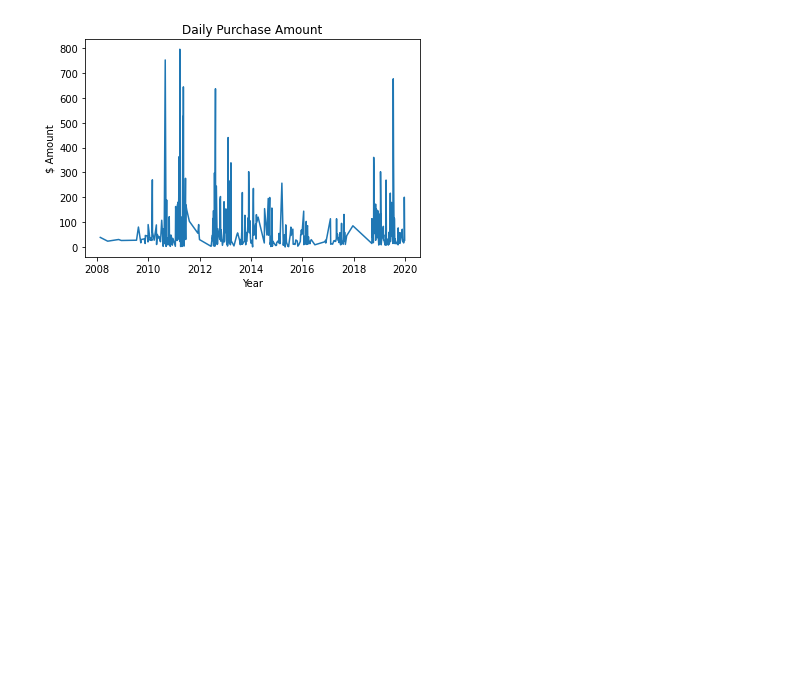
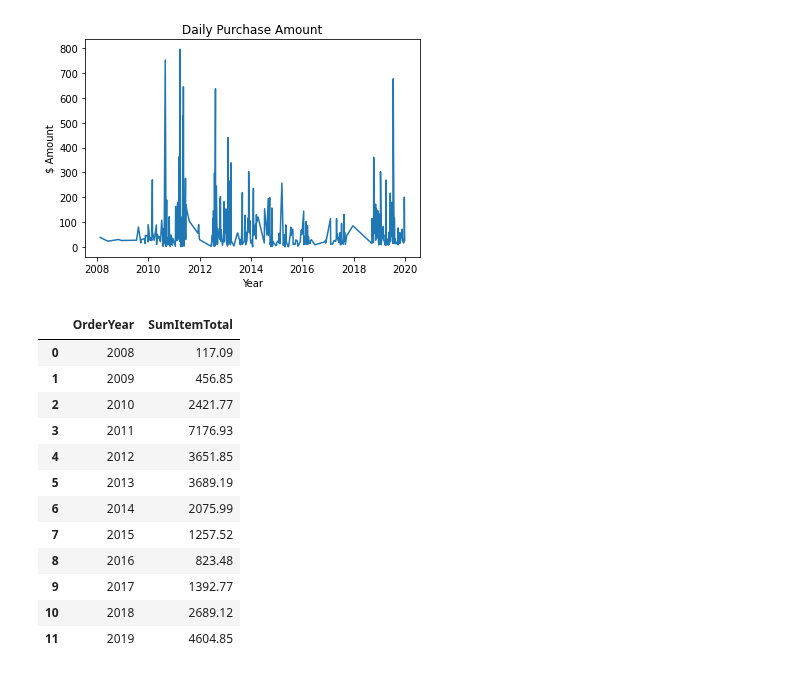
Before and after one commit to AmitSamra/AmazonOrderHistory, a Jupyter notebook: AmazonOrderHistory.ipynb, the cells around one changed output. Drawn from its saved outputs; the diff is of its cells as text; code cells hidden in the pictures; blank space fills up the shorter version.

Commit message:
Add SQL df by year

```diff
--- a/AmazonOrderHistory.ipynb
+++ b/AmazonOrderHistory.ipynb
@@ -949,3 +949,25 @@ ax.set_title('Daily Purchase Amount')
 plt.show()
 # %% [output]
 [figure]
+# %%
+# Purchases by Year
+
+OrderYear_ItemTotal = engine.execute('SELECT OrderYear, SUM(ItemTotal) FROM purchases GROUP BY OrderYear')
+OrderYear_ItemTotal = [row for row in OrderYear_ItemTotal]
+OrderYear_ItemTotal = pd.DataFrame.from_records(OrderYear_ItemTotal)
+OrderYear_ItemTotal.columns = ['OrderYear', 'SumItemTotal']
+OrderYear_ItemTotal
+# %% [output]
+|  | OrderYear | SumItemTotal |
+| 0 | 2008 | 117.09 |
+| 1 | 2009 | 456.85 |
+| 2 | 2010 | 2421.77 |
+| 3 | 2011 | 7176.93 |
+| 4 | 2012 | 3651.85 |
+| 5 | 2013 | 3689.19 |
+| 6 | 2014 | 2075.99 |
+| 7 | 2015 | 1257.52 |
+| 8 | 2016 | 823.48 |
+| 9 | 2017 | 1392.77 |
+| 10 | 2018 | 2689.12 |
+| 11 | 2019 | 4604.85 |
```
Also changed, not shown: parts of 4 cells of this notebook.
